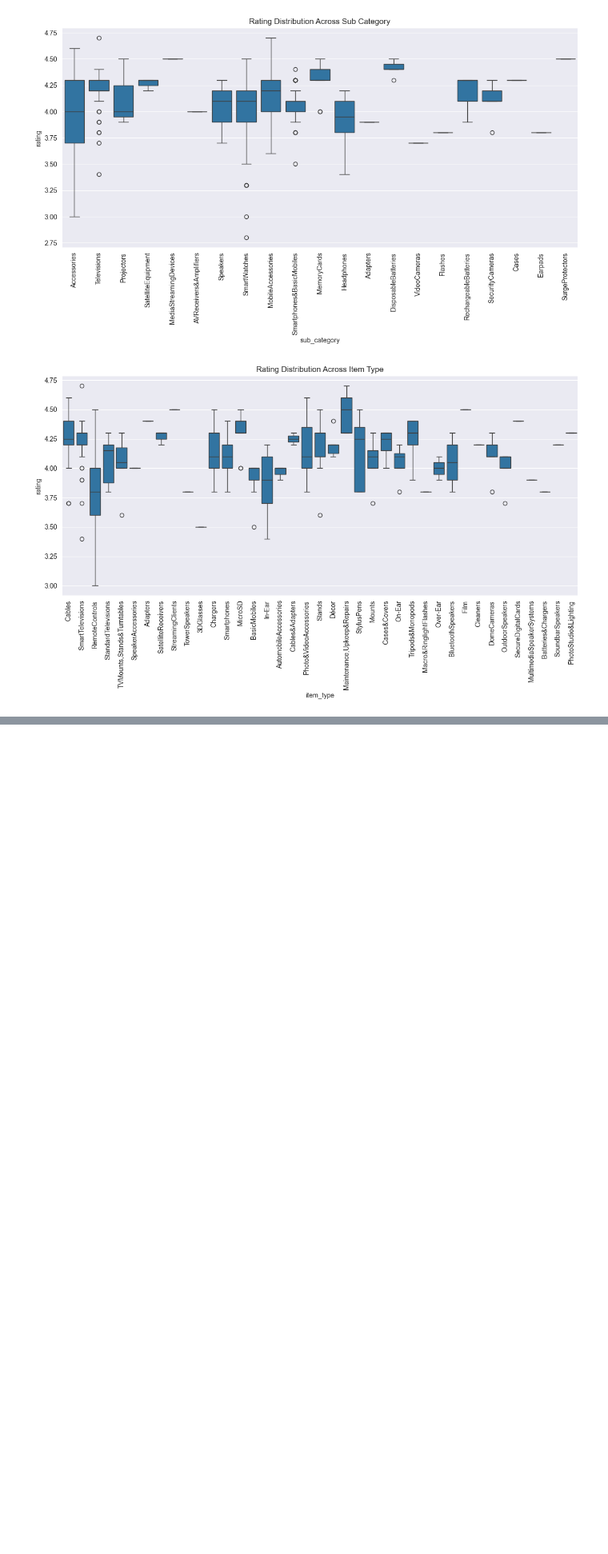
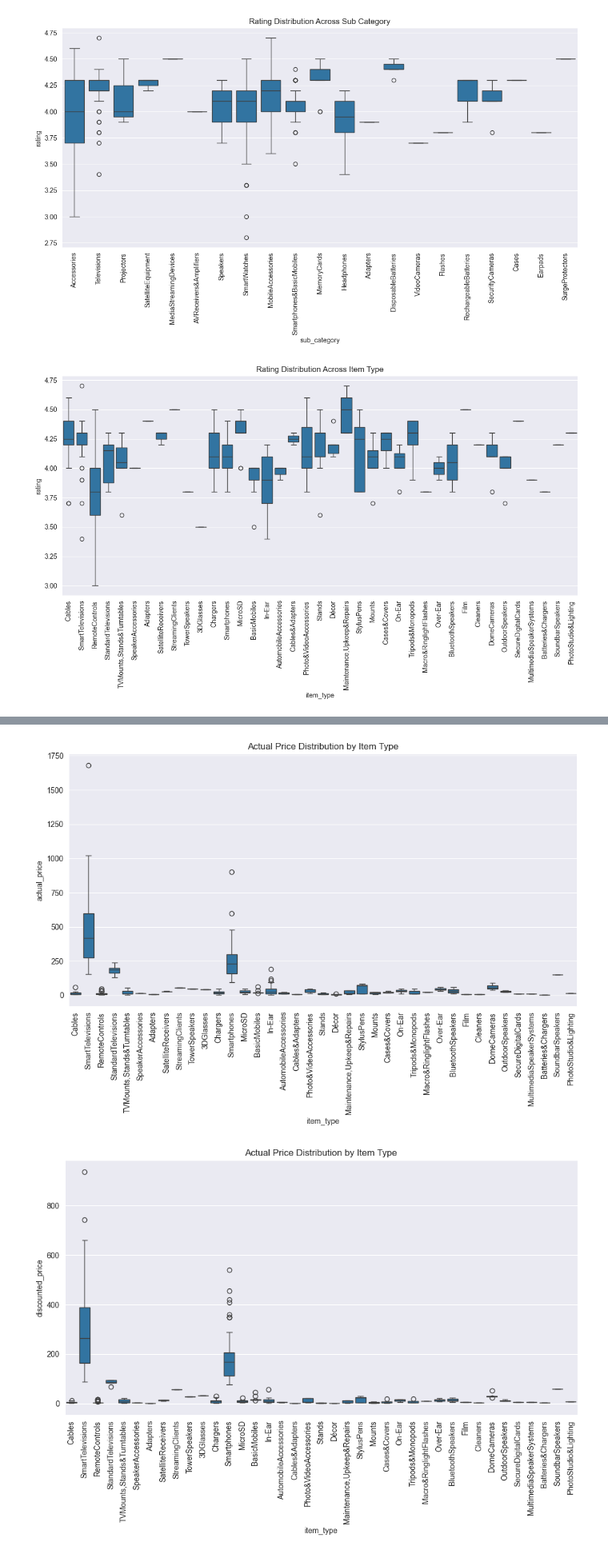
Before and after one commit to anthonyvann/eCommerce-Dataset-Analysis, a Jupyter notebook: EDA.ipynb, the cells around one changed output, grey strips where cells are left out. Shown at 80% size. Cells and saved outputs as stored; diff of their text form; code cells hidden in the pictures; blank space fills up the shorter version.

```diff
--- a/EDA.ipynb
+++ b/EDA.ipynb
@@ -643,0 +690,6 @@ for category in ['main_category', 'sub_category', 'item_type']:
+# %%
+# Examine the relationship between `item_type` and identified continuous variables
+categorical_bivariate_analysis(data=data, categorical_variable='item_type')
+# %% [output]
+[figure, added]
+[figure, added]
```
Also changed, not shown: parts of 11 cells of this notebook.
